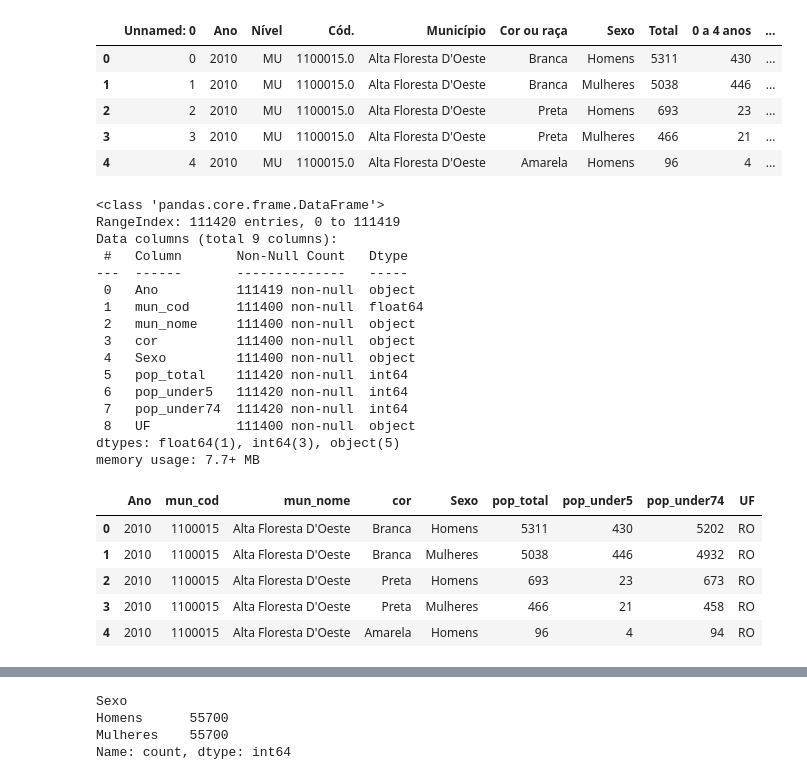
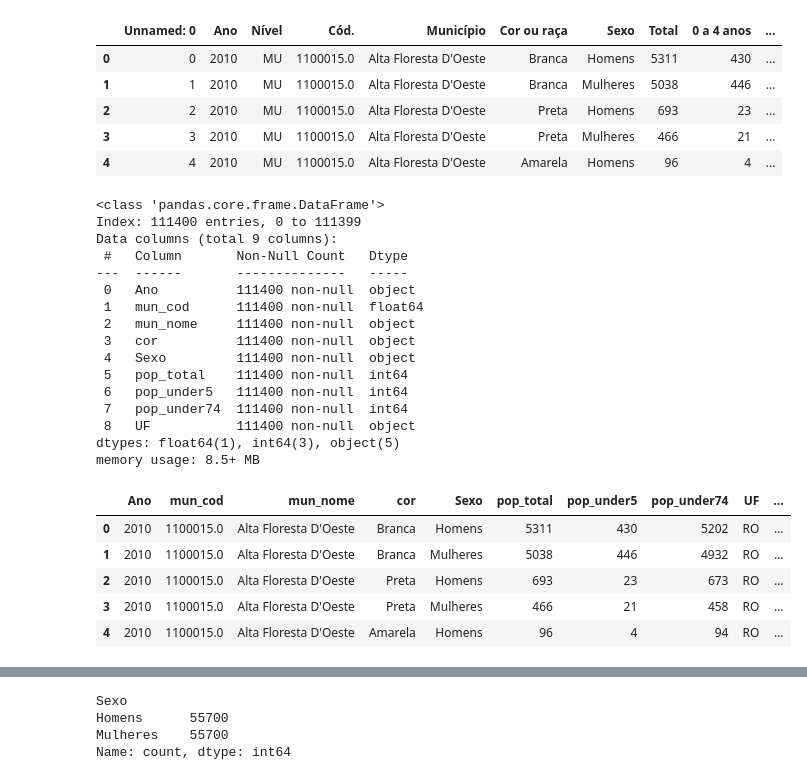
Before and after one commit to mesquita-data/heat_br_bloco1, a Jupyter notebook: Desigualdade_Mortalidade_Brasil_HEAT.ipynb, the cells around one changed output, grey strips where cells are left out. Drawn from its saved outputs; the diff is of its cells as text; code cells hidden in the pictures.

```diff
--- a/Desigualdade_Mortalidade_Brasil_HEAT.ipynb
+++ b/Desigualdade_Mortalidade_Brasil_HEAT.ipynb
@@ -339,3 +357,7 @@ Data columns (total 15 columns):
  14  100 anos ou mais  111400 non-null  object
 dtypes: float64(1), int64(1), object(13)
 memory usage: 12.8+ MB
+# %%
+# Excluir registros de mun_cod null
+censo_pop = censo_pop[censo_pop['Município'].notnull()]
+censo_pop.info()
@@ -419,29 +459,34 @@ censo_pop_clean04.drop(columns=['Unnamed: 0','Nível'], inplace=True)
 censo_pop_clean04.info()
 # %% [output]
 <class 'pandas.core.frame.DataFrame'>
-RangeIndex: 111420 entries, 0 to 111419
+Index: 111400 entries, 0 to 111399
 Data columns (total 9 columns):
  #   Column       Non-Null Count   Dtype
 ---  ------       --------------   -----
- 0   Ano          111419 non-null  object
+ 0   Ano          111400 non-null  object
  1   mun_cod      111400 non-null  float64
  2   mun_nome     111400 non-null  object
  3   cor          111400 non-null  object
  4   Sexo         111400 non-null  object
- 5   pop_total    111420 non-null  int64
- 6   pop_under5   111420 non-null  int64
- 7   pop_under74  111420 non-null  int64
+ 5   pop_total    111400 non-null  int64
+ 6   pop_under5   111400 non-null  int64
+ 7   pop_under74  111400 non-null  int64
  8   UF           111400 non-null  object
 dtypes: float64(1), int64(3), object(5)
-memory usage: 7.7+ MB
+memory usage: 8.5+ MB
 # %%
 # Mudar o formato de mun_cod para string e extrair os primeiros 7 dígitos
-censo_pop_clean04['mun_cod'] = censo_pop_clean04['mun_cod'].astype(str).str[:7]
+censo_pop_clean04['mun_cod_sim'] = censo_pop_clean04['mun_cod'].astype(str).str[:6]
+
+# Acrescentar um '_' no início do valor da coluna mun_cod
+censo_pop_clean04['mun_cod_sim'] = '_' + censo_pop_clean04['mun_cod_sim'].astype(str)
+
+# Verificar as primeiras linhas do DataFrame atualizado
 censo_pop_clean04.head()
 # %% [output]
-|  | Ano | mun_cod | mun_nome | cor | Sexo | pop_total | pop_under5 | pop_under74 | UF |
-| 0 | 2010 | 1100015 | Alta Floresta D'Oeste | Branca | Homens | 5311 | 430 | 5202 | RO |
-| 1 | 2010 | 1100015 | Alta Floresta D'Oeste | Branca | Mulheres | 5038 | 446 | 4932 | RO |
-| 2 | 2010 | 1100015 | Alta Floresta D'Oeste | Preta | Homens | 693 | 23 | 673 | RO |
-| 3 | 2010 | 1100015 | Alta Floresta D'Oeste | Preta | Mulheres | 466 | 21 | 458 | RO |
-| 4 | 2010 | 1100015 | Alta Floresta D'Oeste | Amarela | Homens | 96 | 4 | 94 | RO |
+|  | Ano | mun_cod | mun_nome | cor | Sexo | pop_total | pop_under5 | pop_under74 | UF | ... |
+| 0 | 2010 | 1100015.0 | Alta Floresta D'Oeste | Branca | Homens | 5311 | 430 | 5202 | RO | ... |
+| 1 | 2010 | 1100015.0 | Alta Floresta D'Oeste | Branca | Mulheres | 5038 | 446 | 4932 | RO | ... |
+| 2 | 2010 | 1100015.0 | Alta Floresta D'Oeste | Preta | Homens | 693 | 23 | 673 | RO | ... |
+| 3 | 2010 | 1100015.0 | Alta Floresta D'Oeste | Preta | Mulheres | 466 | 21 | 458 | RO | ... |
+| 4 | 2010 | 1100015.0 | Alta Floresta D'Oeste | Amarela | Homens | 96 | 4 | 94 | RO | ... |
```
Also changed, not shown: parts of 67 cells of this notebook, 5 other files.
